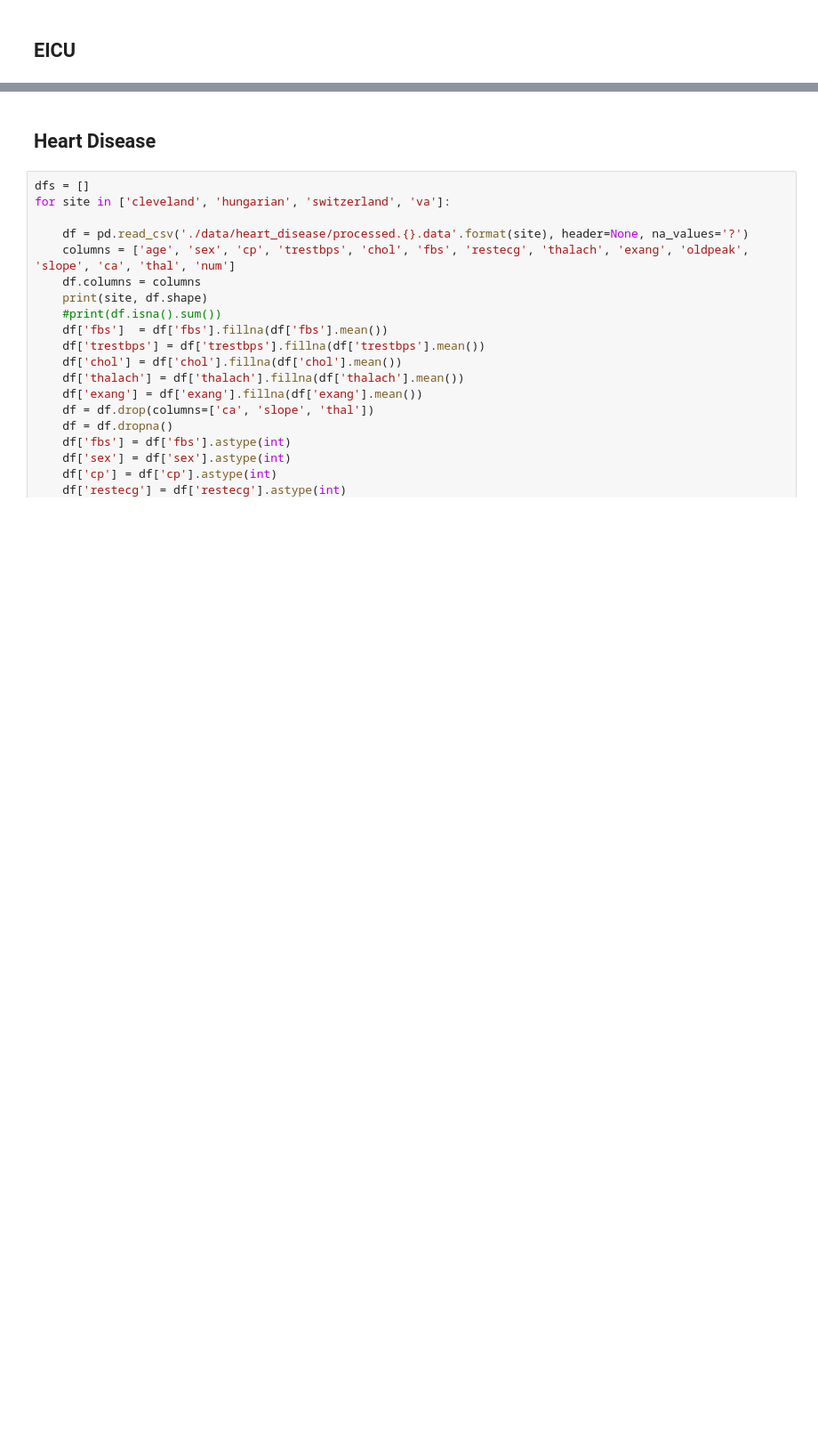
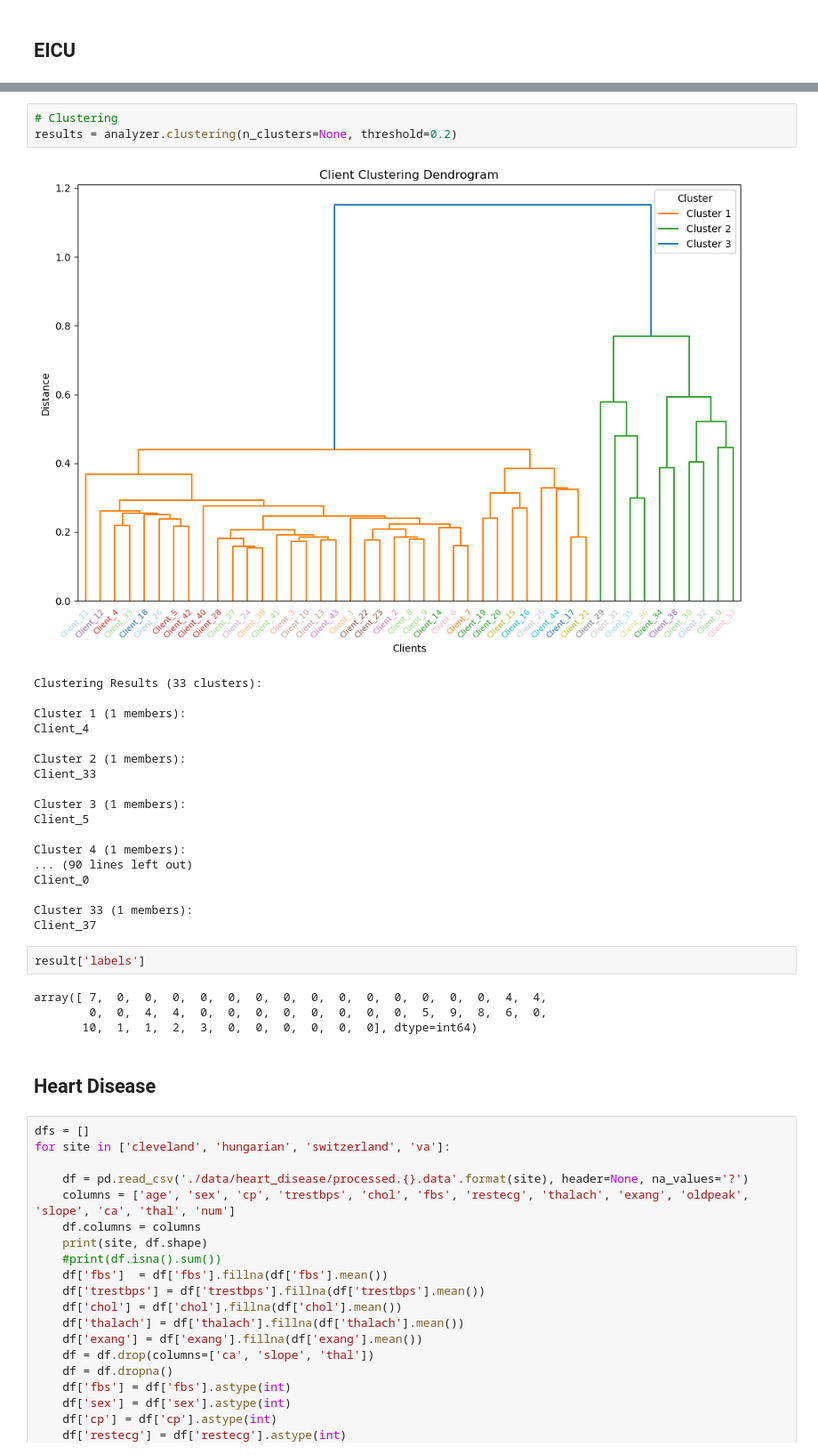
Before and after one commit to sitaomin1994/federated_imputation, a Jupyter notebook: notebook/data_preprocessing.ipynb, the cells around one changed output, grey strips where cells are left out. Shown at 89% size. Cells and saved outputs as stored; diff of their text form; blank space fills up the shorter version.

```diff
--- a/notebook/data_preprocessing.ipynb
+++ b/notebook/data_preprocessing.ipynb
@@ -1019,3 +1535,31 @@ df_all = pd.read_csv('./data/eicu/all_data.csv')
+# %%
+# Clustering
+results = analyzer.clustering(n_clusters=None, threshold=0.2)
+# %% [output]
+[figure, added]
+Clustering Results (33 clusters):
+
+Cluster 1 (1 members):
+Client_4
+
+Cluster 2 (1 members):
+Client_33
+
+Cluster 3 (1 members):
+Client_5
+
+Cluster 4 (1 members):
+... (90 lines left out)
+Client_0
+
+Cluster 33 (1 members):
+Client_37
+# %%
+result['labels']
+# %% [output]
+array([ 7,  0,  0,  0,  0,  0,  0,  0,  0,  0,  0,  0,  0,  0,  0,  4,  4,
+        0,  0,  4,  4,  0,  0,  0,  0,  0,  0,  0,  0,  5,  9,  8,  6,  0,
+       10,  1,  1,  2,  3,  0,  0,  0,  0,  0,  0], dtype=int64)
 # %% [markdown]
 ## Heart Disease
 # %%
```
Also changed, not shown: parts of 20 cells of this notebook, 15 other files.
